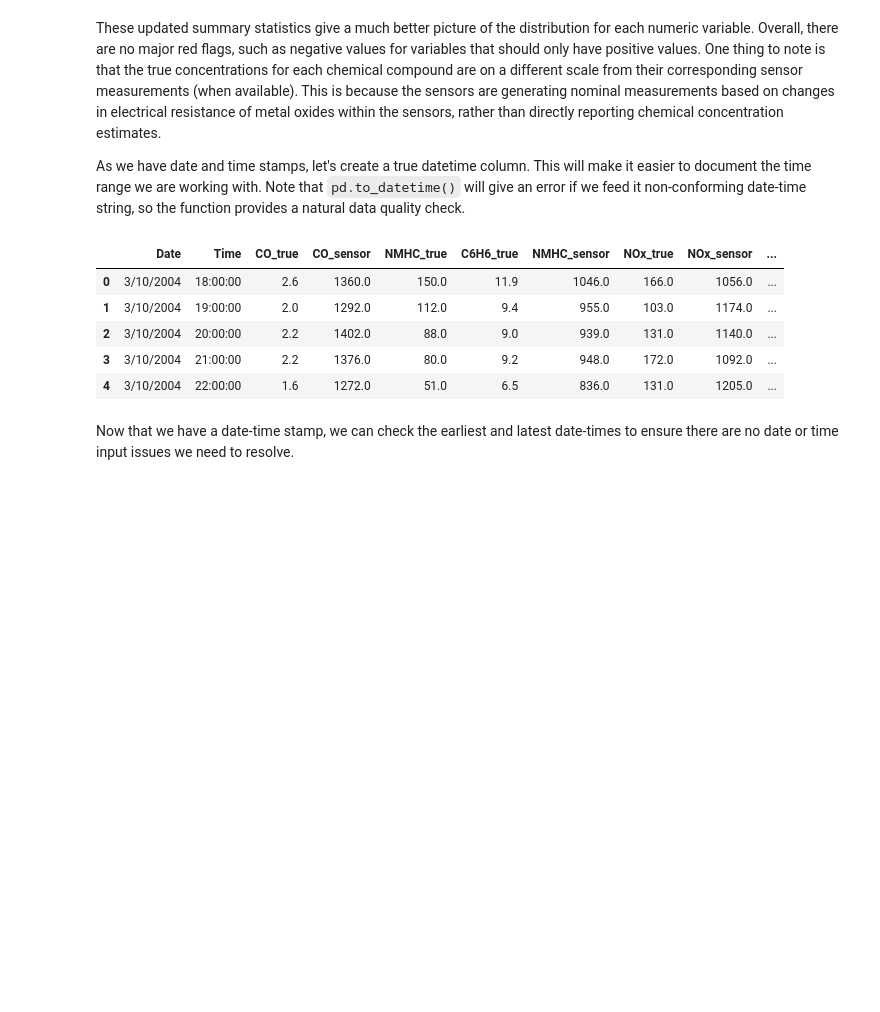
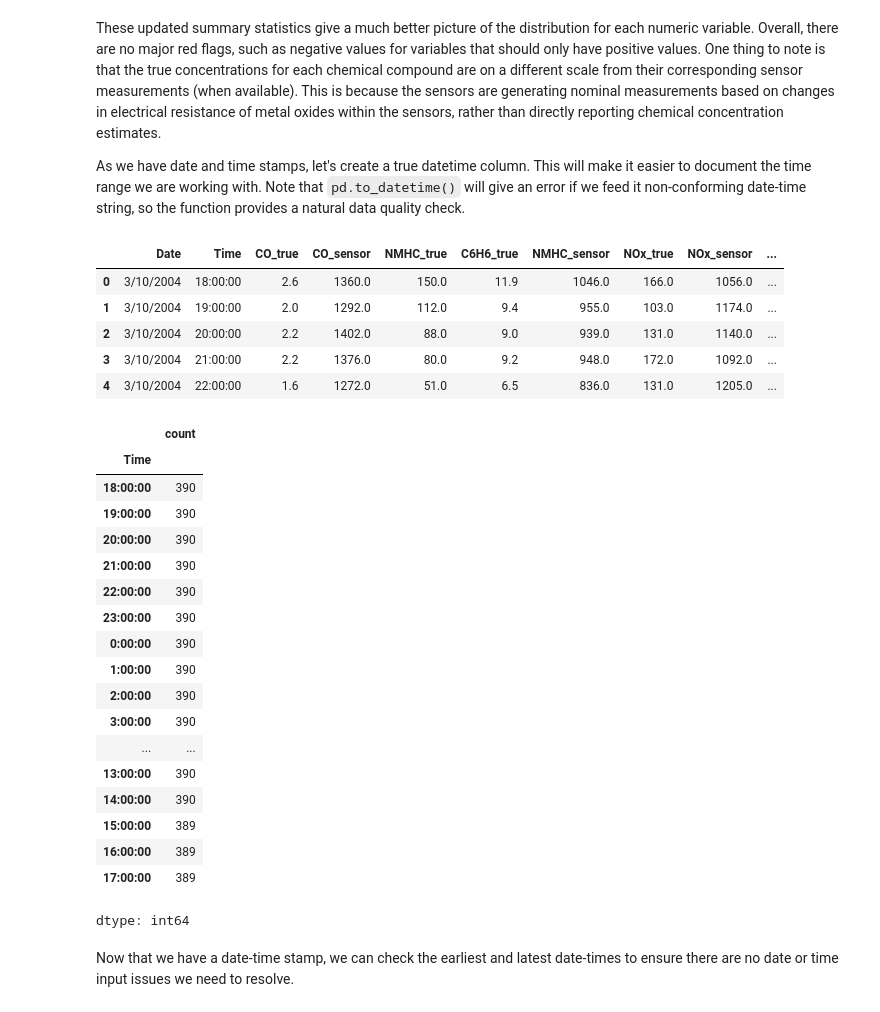
Before and after one commit to jccrews256/ST-554-Project1-Template, a Jupyter notebook: Task1/Task_1.ipynb, the cells around one changed output. Cells and saved outputs as stored; diff of their text form; code cells hidden in the pictures; blank space fills up the shorter version.

```diff
--- a/Task1/Task_1.ipynb
+++ b/Task1/Task_1.ipynb
@@ -198,6 +195,28 @@ air_quality_df.head()
 | 2 | 3/10/2004 | 20:00:00 | 2.2 | 1402.0 | 88.0 | 9.0 | 939.0 | 131.0 | 1140.0 | ... |
 | 3 | 3/10/2004 | 21:00:00 | 2.2 | 1376.0 | 80.0 | 9.2 | 948.0 | 172.0 | 1092.0 | ... |
 | 4 | 3/10/2004 | 22:00:00 | 1.6 | 1272.0 | 51.0 | 6.5 | 836.0 | 131.0 | 1205.0 | ... |
+# %%
+air_quality_df.Time.value_counts()
+# %% [output]
+|  | count |
+| Time |  |
+| 18:00:00 | 390 |
+| 19:00:00 | 390 |
+| 20:00:00 | 390 |
+| 21:00:00 | 390 |
+| 22:00:00 | 390 |
+| 23:00:00 | 390 |
+| 0:00:00 | 390 |
+| 1:00:00 | 390 |
+| 2:00:00 | 390 |
+| 3:00:00 | 390 |
+| ... | ... |
+| 13:00:00 | 390 |
+| 14:00:00 | 390 |
+| 15:00:00 | 389 |
+| 16:00:00 | 389 |
+| 17:00:00 | 389 |
+dtype: int64
 # %% [markdown]
 Now that we have a date-time stamp, we can check the earliest and latest date-times to ensure there are no date or time input issues we need to resolve.
 # %%
```
Also changed, not shown: parts of 7 cells of this notebook.
